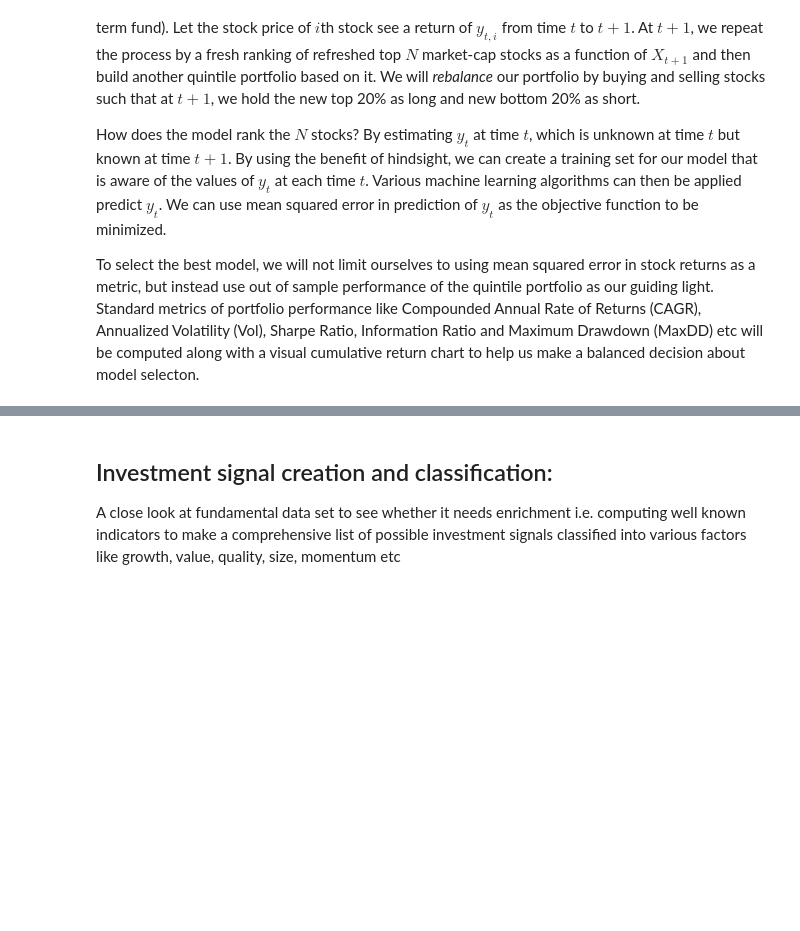
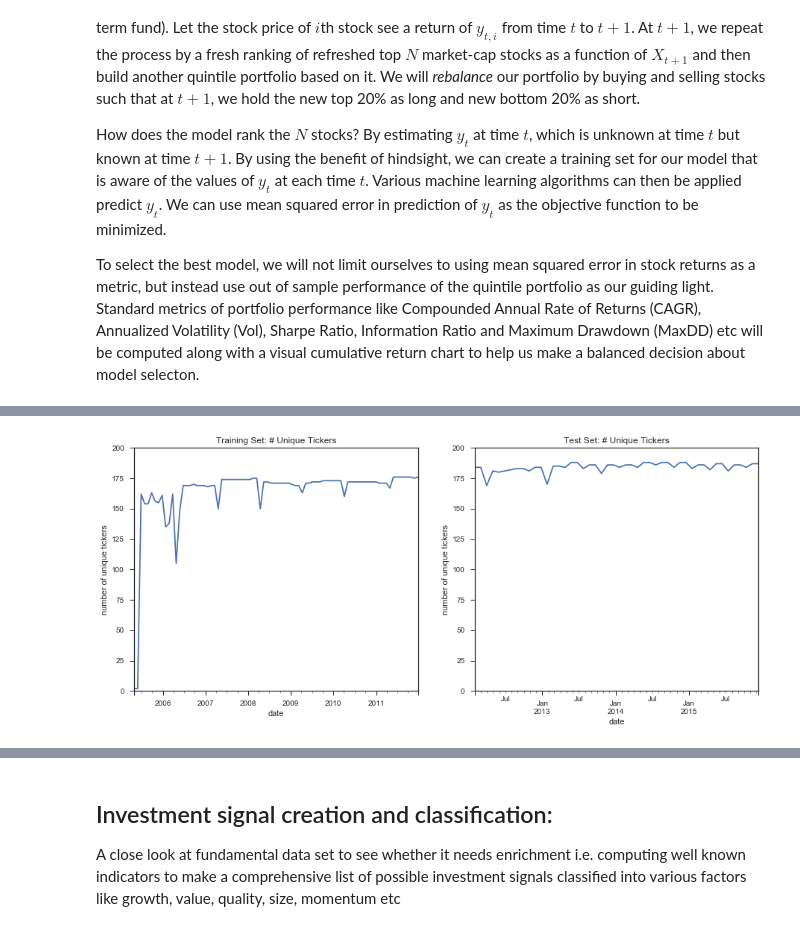
Before and after one commit to SiluPanda/capstone, a Jupyter notebook: CapstoneProject.ipynb, the cells around one changed output, grey strips where cells are left out. Drawn from its saved outputs; the diff is of its cells as text; code cells hidden in the pictures; blank space fills up the shorter version.

```diff
--- a/CapstoneProject.ipynb
+++ b/CapstoneProject.ipynb
@@ -307,0 +284,9 @@ Wall time: 1min 19s
+# %%
+plt.subplot(1,2,1)
+X_train.groupby('date')['ticker'].apply(lambda x: x.unique().shape[0]).plot()
+plt.title('Training Set: # Unique Tickers');plt.ylim([0,200]);plt.ylabel('number of unique tickers')
+plt.subplot(1,2,2)
+X_test.groupby('date')['ticker'].apply(lambda x: x.unique().shape[0]).plot()
+plt.title('Test Set: # Unique Tickers');plt.ylabel('number of unique tickers');plt.ylim([0,200]);
+# %% [output]
+[figure, added]
```
Also changed, not shown: parts of 15 cells of this notebook.
